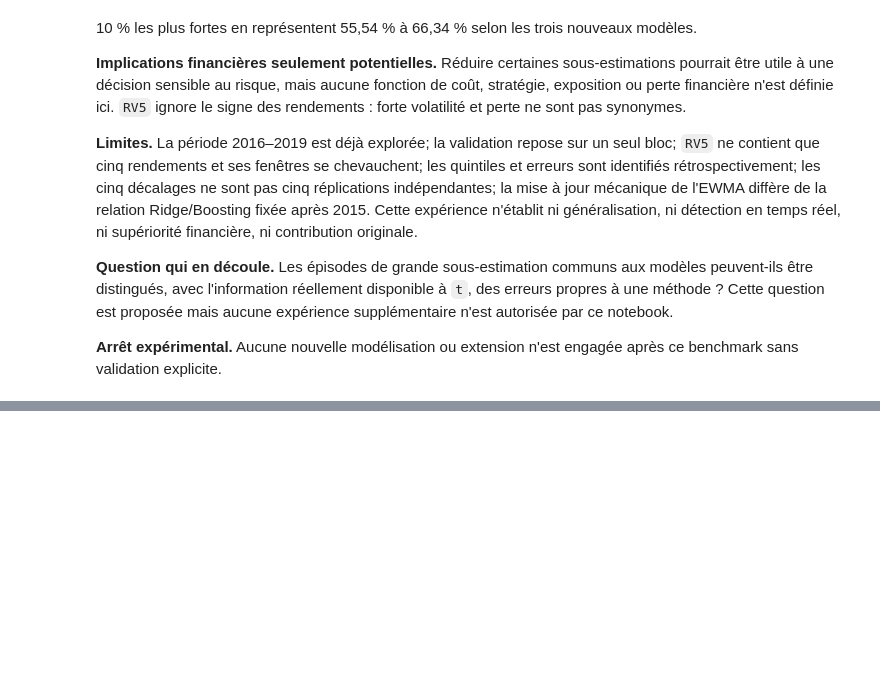
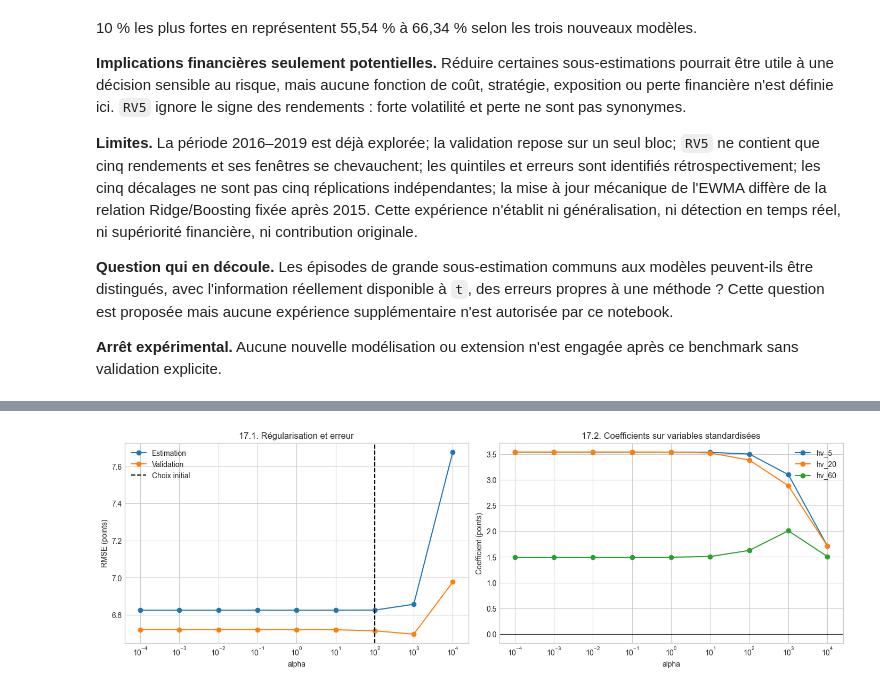
Before and after one commit to MOSSAWIII/ai-financial-risk-reliability, a Jupyter notebook: notebooks/05_benchmark_cinq_modeles.ipynb, the cells around one changed output, grey strips where cells are left out. Cells and saved outputs as stored; diff of their text form; code cells hidden in the pictures; blank space fills up the shorter version.

```diff
--- a/notebooks/05_benchmark_cinq_modeles.ipynb
+++ b/notebooks/05_benchmark_cinq_modeles.ipynb
@@ -824,0 +871,29 @@ erreur absolue 5/5              34        12
+# %%
+ewma_extended_paths = {}
+ewma_extended_forecasts = {}
+ewma_sensitivity_rows = []
+for lam in EWMA_EXPANDED:
+    path, initial_variance = ewma_path(market_return, lam, estimation.index.min())
+    c_est = positive_scale_least_squares(path.loc[estimation.index], estimation.rv_5)
+    pred_est = c_est * path.loc[estimation.index]
+    pred_val = c_est * path.loc[validation.index]
+    ewma_extended_paths[lam] = path
+    ewma_extended_forecasts[lam] = pred_val
+    diag = series_diagnostics(validation.rv_5, pred_val)
+    high_diag = series_diagnostics(validation.loc[validation_high, 'rv_5'], pred_val.loc[validation_high])
+    ewma_sensitivity_rows.append({
+        'lambda': lam,
+        'demi_vie_séances': np.log(.5) / np.log(lam),
+        'c_estimation': c_est,
+        'RMSE_estimation': 100 * rmse(estimation.rv_5, pred_est),
+        **diag,
+        'RMSE_Q5_validation': high_diag['RMSE'],
+        'sous_estimation_Q5_pct': high_diag['sous_estimation_pct'],
+        'RMSE_2010_2012': period_rmse(validation.rv_5, pred_val, validation_early.index),
+        'RMSE_2013_2015': period_rmse(validation.rv_5, pred_val, validation_late.index),
+    })
+ewma_sensitivity = pd.DataFrame(ewma_sensitivity_rows).sort_values('lambda')
+expanded_lambda = float(ewma_sensitivity.loc[ewma_sensitivity.RMSE.idxmin(), 'lambda'])
+assert expanded_lambda in EWMA_EXPANDED
+print(ewma_sensitivity.round(4).to_string(index=False))
+print(f'Choix étendu par RMSE 2010–2015 uniquement : lambda={expanded_lambda:.2f}.')
@@ -824,0 +1039,15 @@ erreur absolue 5/5              34        12
+# %%
+fig, axes = plt.subplots(1, 2, figsize=(14, 4.5), constrained_layout=True)
+axes[0].semilogx(ridge_sensitivity.alpha, ridge_sensitivity.RMSE_estimation, marker='o', label='Estimation')
+axes[0].semilogx(ridge_sensitivity.alpha, ridge_sensitivity.RMSE, marker='o', label='Validation')
+axes[0].axvline(selected_alpha, color='black', linestyle='--', label='Choix initial')
+axes[0].set(title='17.1. Régularisation et erreur', xlabel='alpha', ylabel='RMSE (points)')
+axes[0].legend()
+for feature in FEATURES:
+    axes[1].semilogx(ridge_coefficients.index, 100*ridge_coefficients[feature], marker='o', label=feature)
+axes[1].axhline(0, color='black', linewidth=.8)
+axes[1].set(title='17.2. Coefficients sur variables standardisées', xlabel='alpha', ylabel='Coefficient (points)')
+axes[1].legend()
+plt.show()
+# %% [output]
+[figure, added]
```
Also changed, not shown: parts of 27 cells of this notebook, 2 other files.
